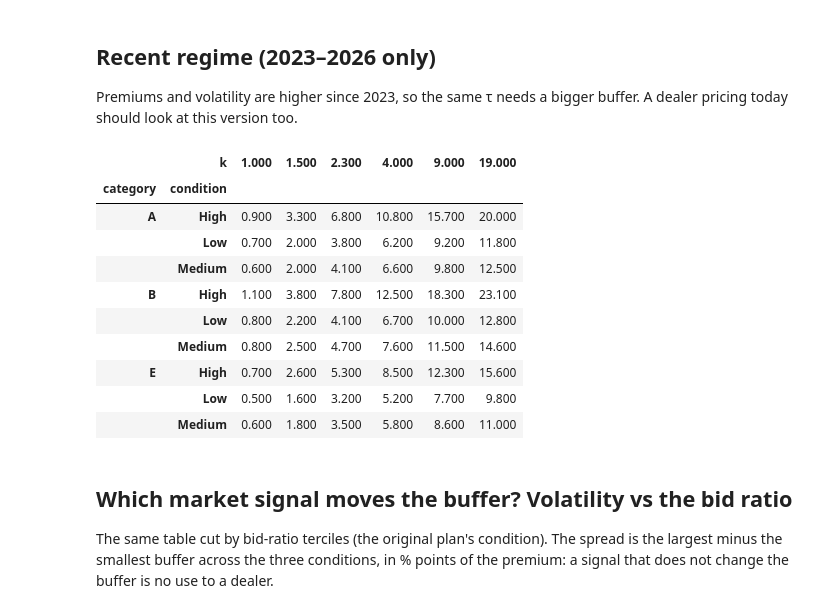
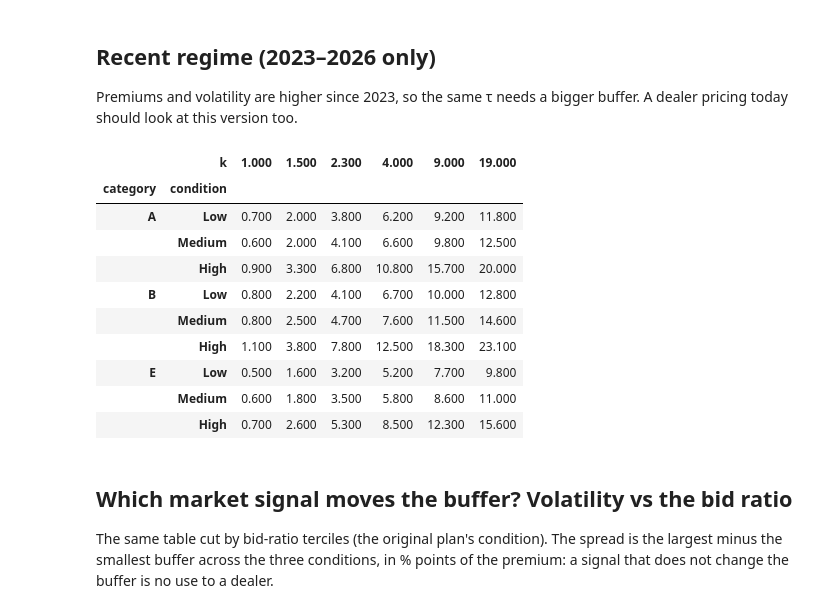
Before and after one commit to khushali259/guaranteed-coe-pricing, a Jupyter notebook: notebooks/06_newsvendor.ipynb, the cells around one changed output. Cells and saved outputs as stored; diff of their text form; code cells hidden in the pictures.

```diff
--- a/notebooks/06_newsvendor.ipynb
+++ b/notebooks/06_newsvendor.ipynb
@@ -137,19 +137,20 @@ Premiums and volatility are higher since 2023, so the same τ needs a bigger buf
 # %%
 bt_recent = buffer_table(fb[fb.period == "2023-26"], cuts, latest)
 bt_recent.to_csv(PROC / "buffer_table_2023_26.csv", index=False)
-bt_recent.pivot_table(index=["category", "condition"], columns="k", values="buffer_pct").round(1)
+rp = bt_recent.pivot_table(index=["category", "condition"], columns="k", values="buffer_pct")
+rp.reindex(sorted(rp.index, key=lambda i: (i[0], {"Low": 0, "Medium": 1, "High": 2}[i[1]]))).round(1)
 # %% [output]
 |  | k | 1.000 | 1.500 | 2.300 | 4.000 | 9.000 | 19.000 |
 | category | condition |  |  |  |  |  |  |
-| A | High | 0.900 | 3.300 | 6.800 | 10.800 | 15.700 | 20.000 |
-|  | Low | 0.700 | 2.000 | 3.800 | 6.200 | 9.200 | 11.800 |
+| A | Low | 0.700 | 2.000 | 3.800 | 6.200 | 9.200 | 11.800 |
 |  | Medium | 0.600 | 2.000 | 4.100 | 6.600 | 9.800 | 12.500 |
-| B | High | 1.100 | 3.800 | 7.800 | 12.500 | 18.300 | 23.100 |
-|  | Low | 0.800 | 2.200 | 4.100 | 6.700 | 10.000 | 12.800 |
+|  | High | 0.900 | 3.300 | 6.800 | 10.800 | 15.700 | 20.000 |
+| B | Low | 0.800 | 2.200 | 4.100 | 6.700 | 10.000 | 12.800 |
 |  | Medium | 0.800 | 2.500 | 4.700 | 7.600 | 11.500 | 14.600 |
-| E | High | 0.700 | 2.600 | 5.300 | 8.500 | 12.300 | 15.600 |
-|  | Low | 0.500 | 1.600 | 3.200 | 5.200 | 7.700 | 9.800 |
+|  | High | 1.100 | 3.800 | 7.800 | 12.500 | 18.300 | 23.100 |
+| E | Low | 0.500 | 1.600 | 3.200 | 5.200 | 7.700 | 9.800 |
 |  | Medium | 0.600 | 1.800 | 3.500 | 5.800 | 8.600 | 11.000 |
+|  | High | 0.700 | 2.600 | 5.300 | 8.500 | 12.300 | 15.600 |
 # %% [markdown]
 ## Which market signal moves the buffer? Volatility vs the bid ratio
 
```
Also changed, not shown: 19 other files.
